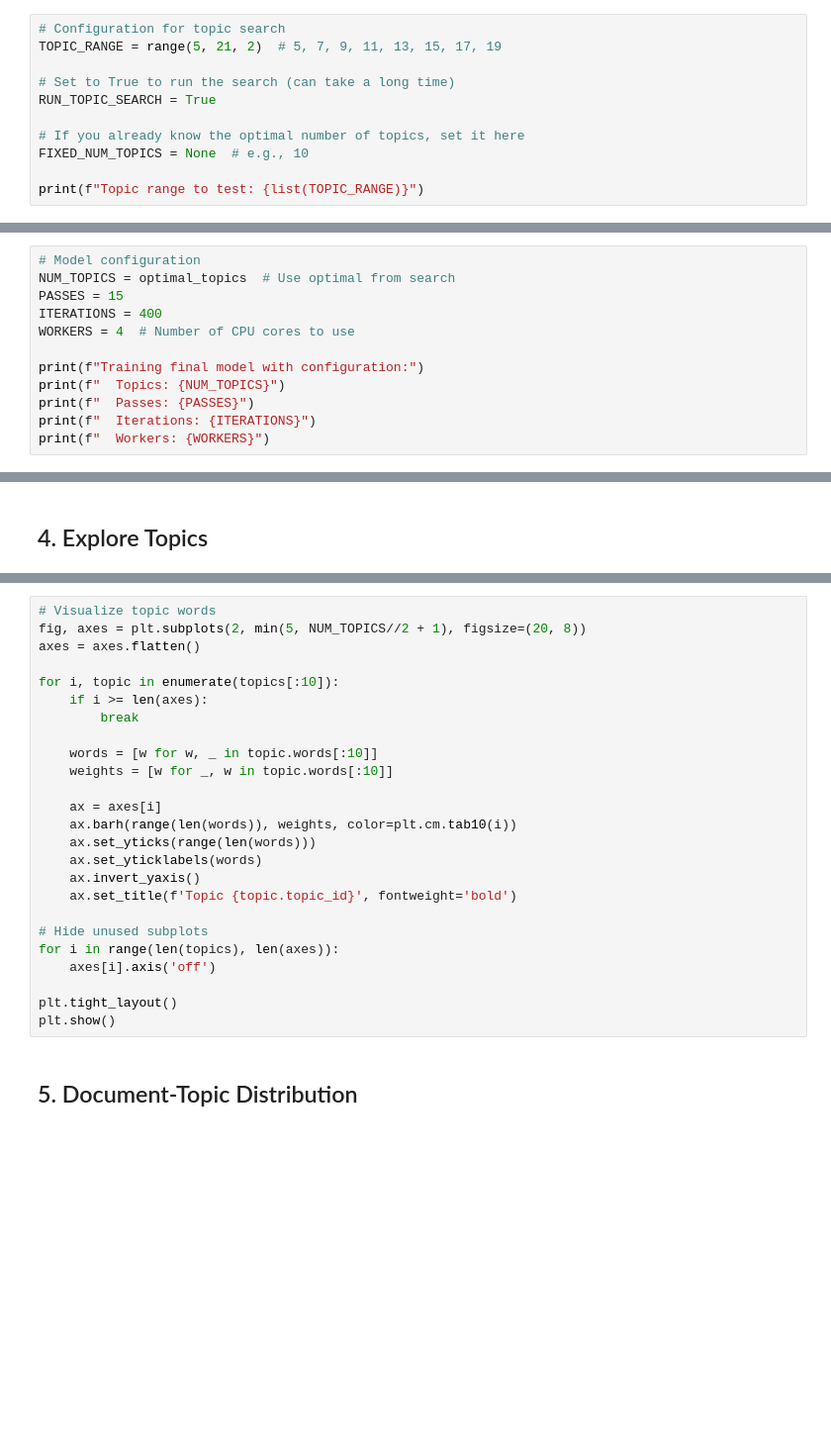
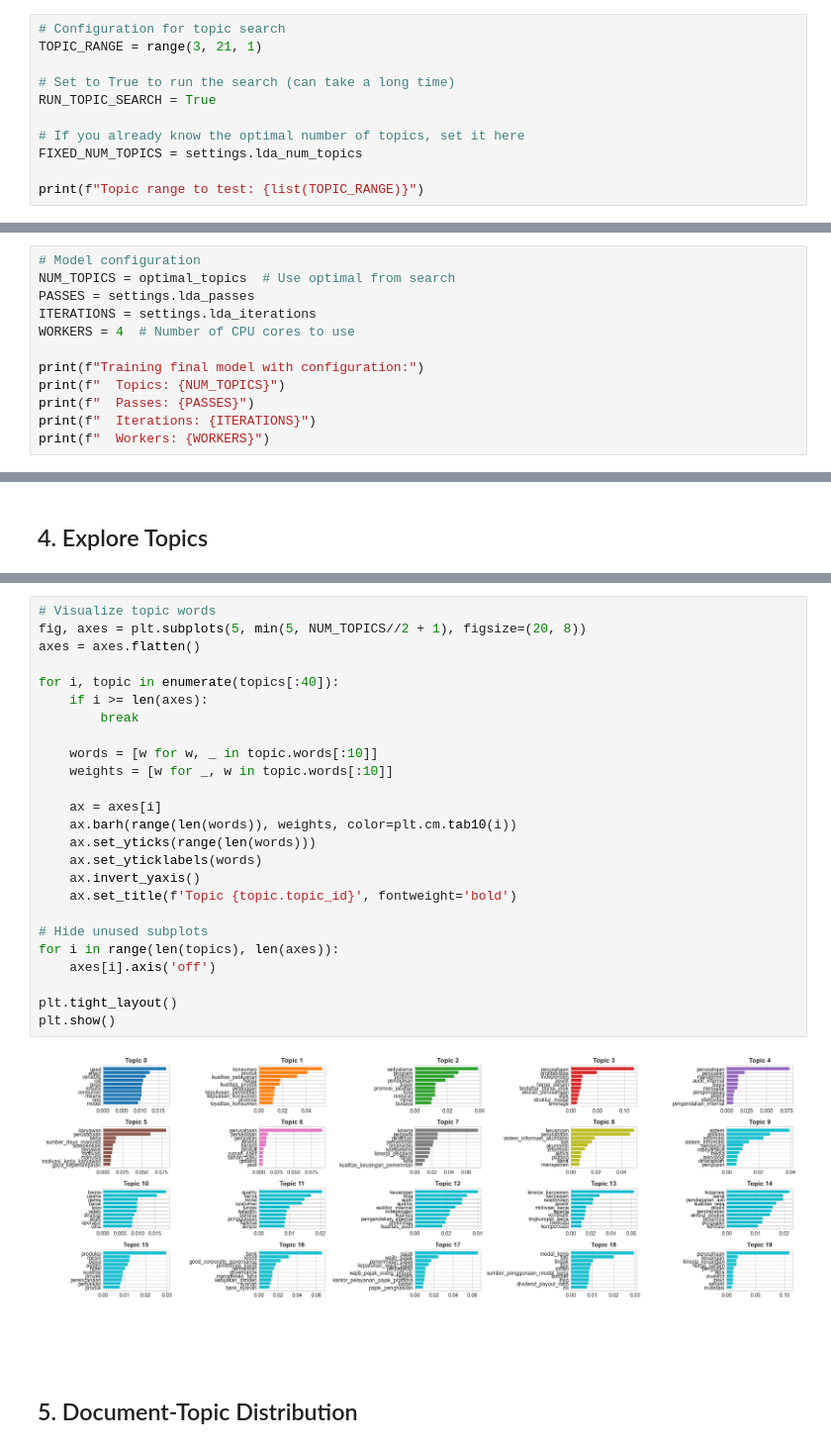
Before and after one commit to alifnuryana/topic-modeling-utama, a Jupyter notebook: notebooks/04_lda_modeling.ipynb, the cells around one changed output, grey strips where cells are left out. Shown at 99% size. Cells and saved outputs as stored; diff of their text form; blank space fills up the shorter version.

```diff
--- a/notebooks/04_lda_modeling.ipynb
+++ b/notebooks/04_lda_modeling.ipynb
@@ -61,12 +71,12 @@ print(f"Avg tokens/doc: {len(all_tokens)/len(processed_docs):.1f}")
 We'll train models with different numbers of topics and evaluate using coherence score.
 # %%
 # Configuration for topic search
-TOPIC_RANGE = range(5, 21, 2)  # 5, 7, 9, 11, 13, 15, 17, 19
+TOPIC_RANGE = range(3, 21, 1)
 
 # Set to True to run the search (can take a long time)
 RUN_TOPIC_SEARCH = True
 
 # If you already know the optimal number of topics, set it here
-FIXED_NUM_TOPICS = None  # e.g., 10
+FIXED_NUM_TOPICS = settings.lda_num_topics
 
 print(f"Topic range to test: {list(TOPIC_RANGE)}")
@@ -119,8 +133,8 @@ if search_results:
 # %%
 # Model configuration
 NUM_TOPICS = optimal_topics  # Use optimal from search
-PASSES = 15
-ITERATIONS = 400
+PASSES = settings.lda_passes
+ITERATIONS = settings.lda_iterations
 WORKERS = 4  # Number of CPU cores to use
 
 print(f"Training final model with configuration:")
@@ -171,28 +240,30 @@ for topic in topics:
 # %%
 # Visualize topic words
-fig, axes = plt.subplots(2, min(5, NUM_TOPICS//2 + 1), figsize=(20, 8))
+fig, axes = plt.subplots(5, min(5, NUM_TOPICS//2 + 1), figsize=(20, 8))
 axes = axes.flatten()
 
-for i, topic in enumerate(topics[:10]):
+for i, topic in enumerate(topics[:40]):
     if i >= len(axes):
         break
 
     words = [w for w, _ in topic.words[:10]]
     weights = [w for _, w in topic.words[:10]]
 
     ax = axes[i]
     ax.barh(range(len(words)), weights, color=plt.cm.tab10(i))
     ax.set_yticks(range(len(words)))
     ax.set_yticklabels(words)
     ax.invert_yaxis()
     ax.set_title(f'Topic {topic.topic_id}', fontweight='bold')
 
 # Hide unused subplots
 for i in range(len(topics), len(axes)):
     axes[i].axis('off')
 
 plt.tight_layout()
 plt.show()
+# %% [output]
+[figure, added]
 # %% [markdown]
 ## 5. Document-Topic Distribution
 # %%
```
Also changed, not shown: parts of 14 cells of this notebook, 11 other files.
